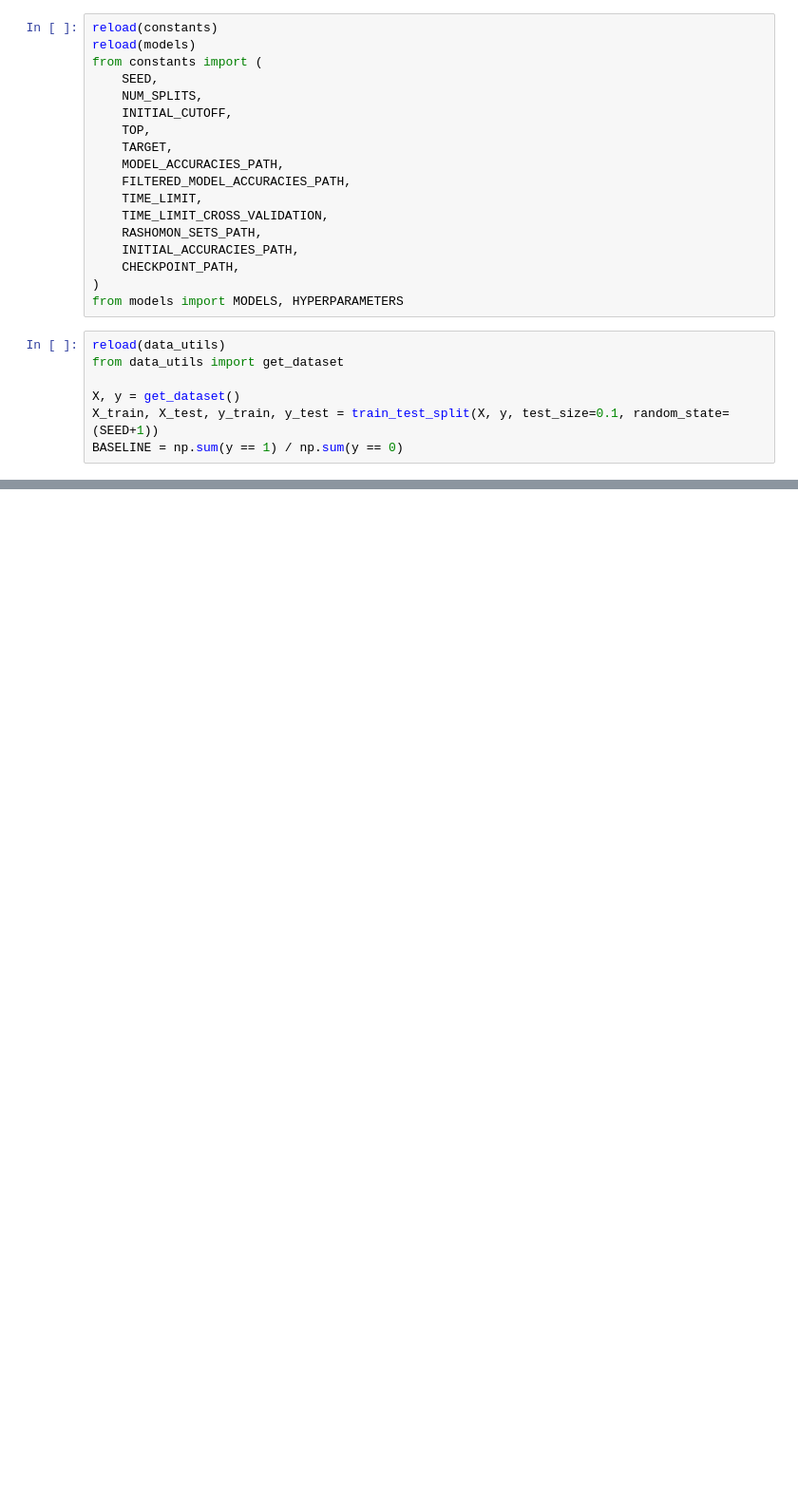
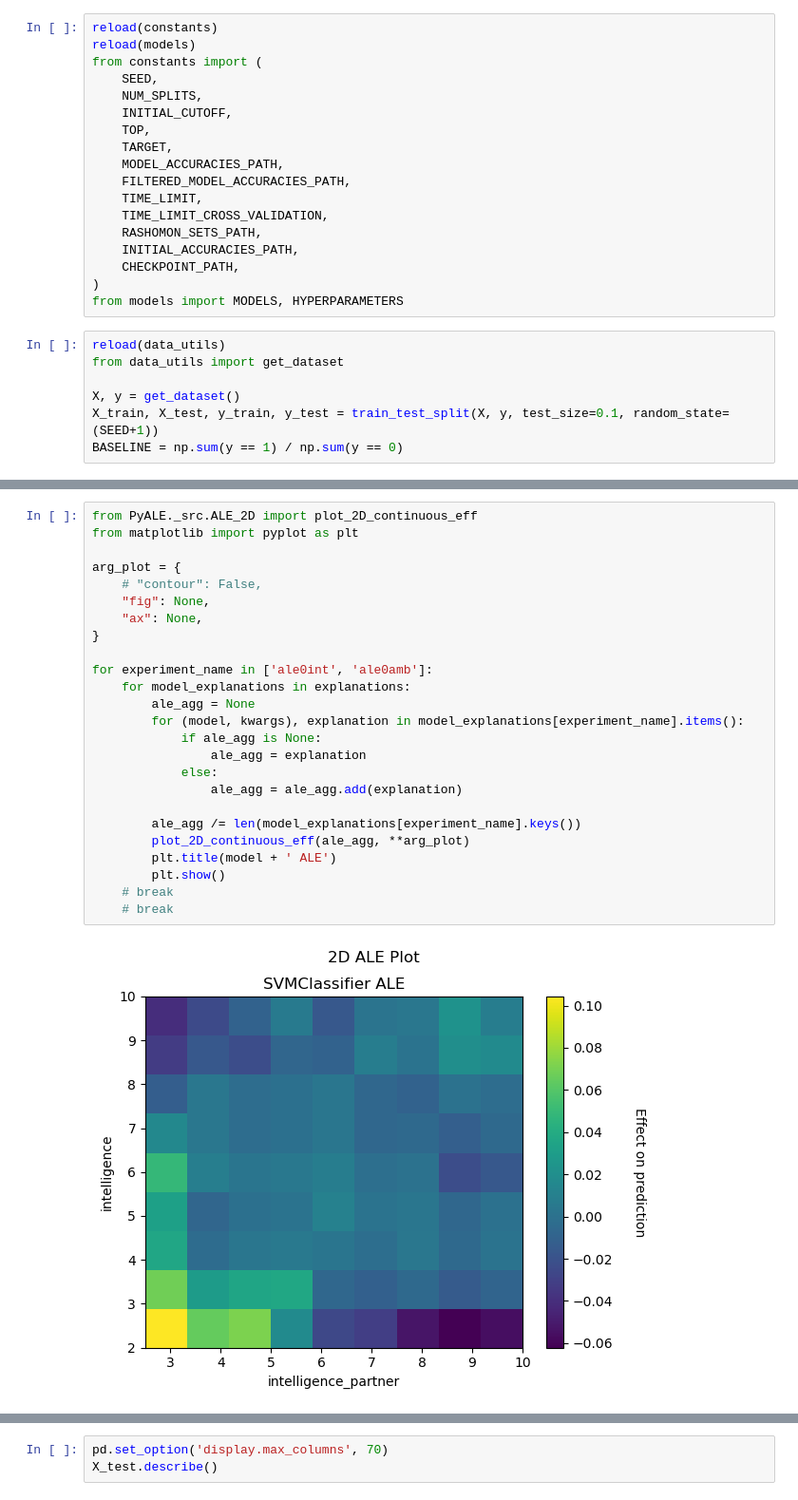
Before and after one commit to Krzaq8/XAI-team-project, a Jupyter notebook: Kuba.ipynb, the cells around one changed output, grey strips where cells are left out. Shown at 95% size. Cells and saved outputs as stored; diff of their text form; blank space fills up the shorter version.

```diff
--- a/Kuba.ipynb
+++ b/Kuba.ipynb
@@ -102,0 +314,27 @@ IsADirectoryError: [Errno 21] Is a directory: 'results'
+# %%
+from PyALE._src.ALE_2D import plot_2D_continuous_eff
+from matplotlib import pyplot as plt
+
+arg_plot = {
+    # "contour": False,
+    "fig": None,
+    "ax": None,
+}
+
+for experiment_name in ['ale0int', 'ale0amb']:
+    for model_explanations in explanations:
+        ale_agg = None
+        for (model, kwargs), explanation in model_explanations[experiment_name].items():
+            if ale_agg is None:
+                ale_agg = explanation
+            else:
+                ale_agg = ale_agg.add(explanation)
+
+        ale_agg /= len(model_explanations[experiment_name].keys())
+        plot_2D_continuous_eff(ale_agg, **arg_plot)
+        plt.title(model + ' ALE')
+        plt.show()
+    # break
+    # break
+# %% [output]
+[figure, added]
@@ -102,0 +346,3 @@ IsADirectoryError: [Errno 21] Is a directory: 'results'
+# %%
+pd.set_option('display.max_columns', 70)
+X_test.describe()
```
Also changed, not shown: parts of 9 cells of this notebook, 2 other files.
